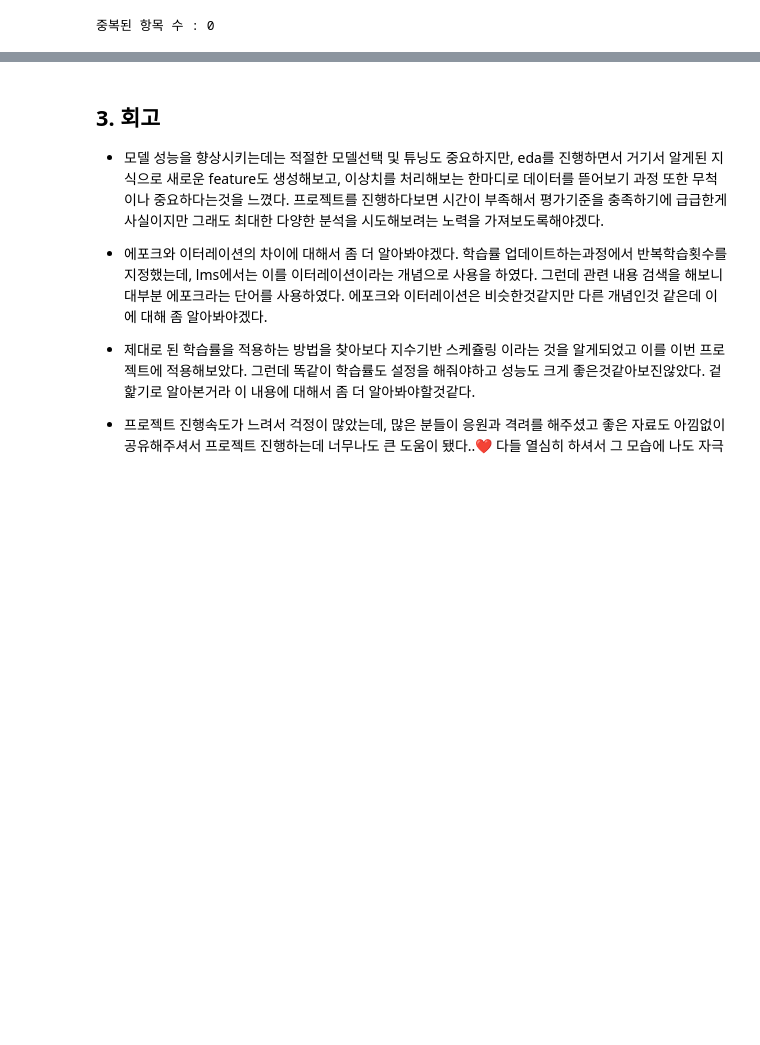
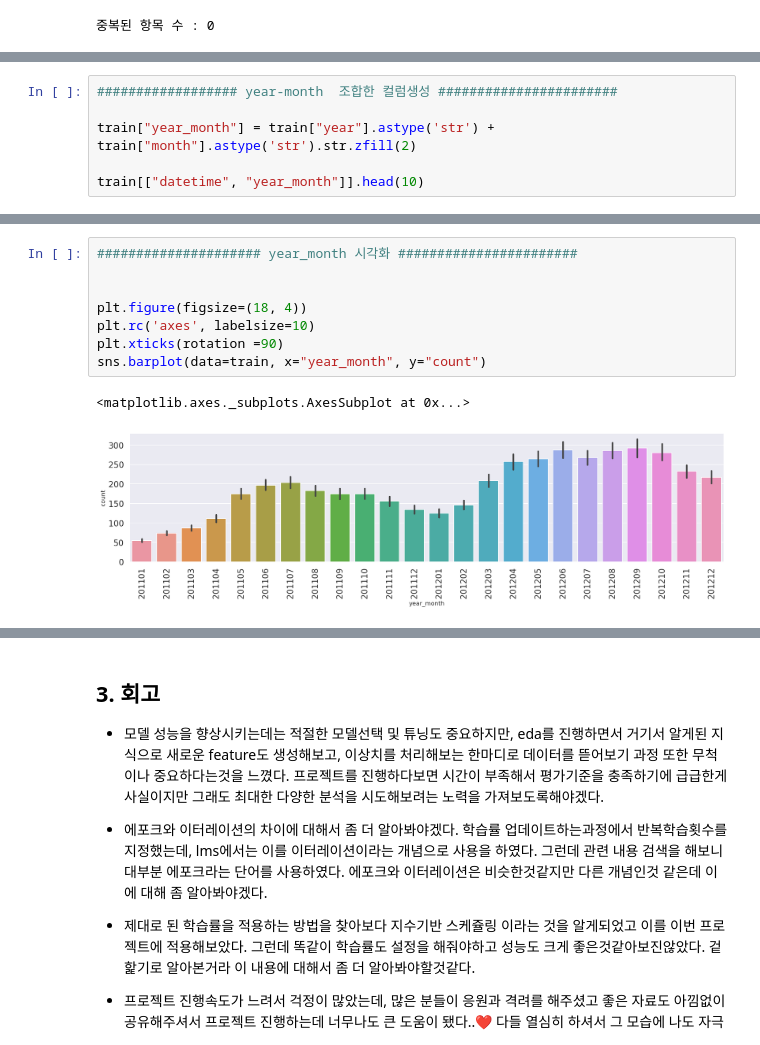
Before and after one commit to saerannn/ML-DL-Project, a Jupyter notebook: Project_02_Building Regression Models/Project_02_Building_Linear_Regression_Models.ipynb, the cells around one changed output, grey strips where cells are left out. Drawn from its saved outputs; the diff is of its cells as text; blank space fills up the shorter version.

```diff
--- a/Project_02_Building Regression Models/Project_02_Building_Linear_Regression_Models.ipynb
+++ b/Project_02_Building Regression Models/Project_02_Building_Linear_Regression_Models.ipynb
@@ -1487,0 +1513,6 @@ count 는 registerted + casual 의 합이기 때문에 당연히 count랑  regis
+# %%
+################## year-month  조합한 컬럼생성 #######################
+
+train["year_month"] = train["year"].astype('str') + train["month"].astype('str').str.zfill(2)
+
+train[["datetime", "year_month"]].head(10)
@@ -1487,0 +1531,11 @@ count 는 registerted + casual 의 합이기 때문에 당연히 count랑  regis
+# %%
+##################### year_month 시각화 #######################
+
+
+plt.figure(figsize=(18, 4))
+plt.rc('axes', labelsize=10)
+plt.xticks(rotation =90)
+sns.barplot(data=train, x="year_month", y="count")
+# %% [output]
+<matplotlib.axes._subplots.AxesSubplot at 0x...>
+[figure, added]
```
Also changed, not shown: parts of 36 cells of this notebook.
